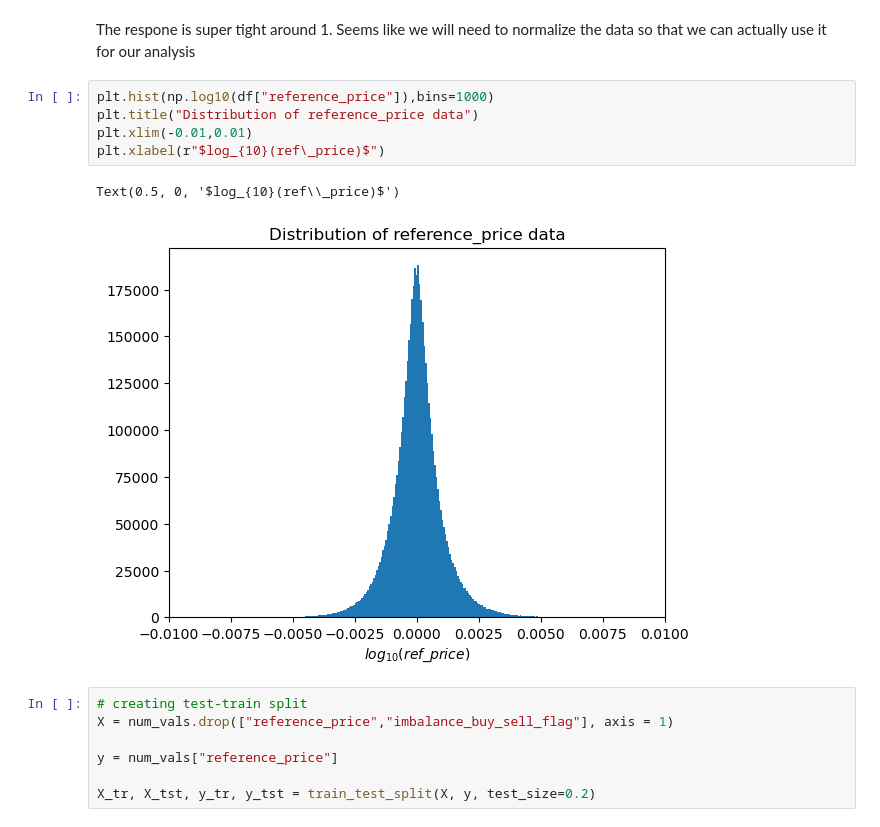
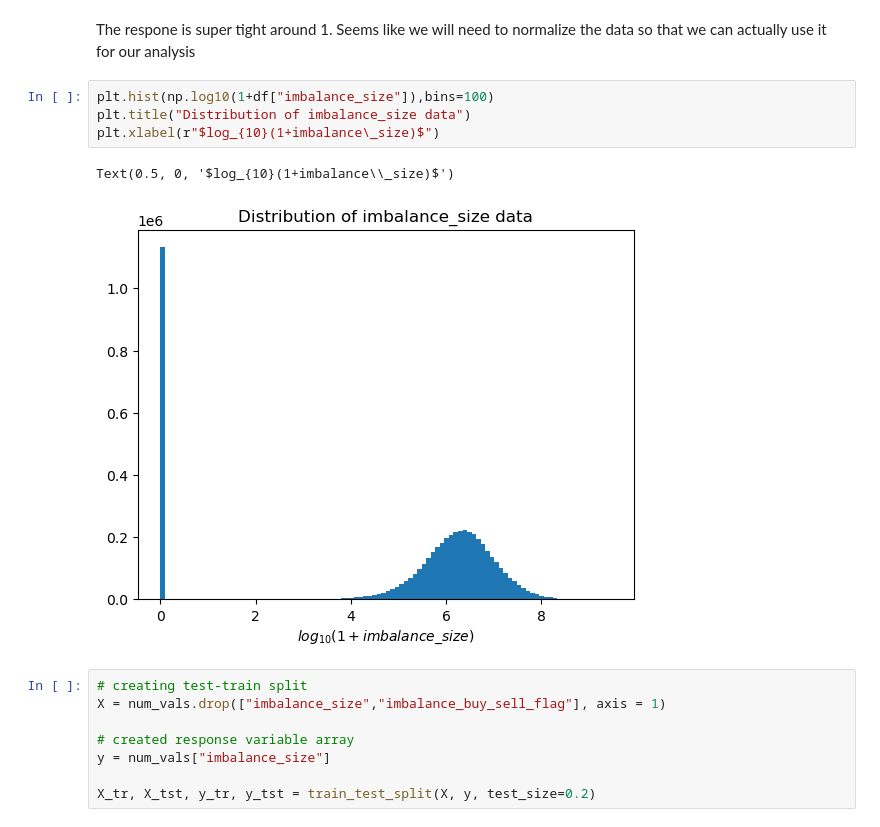
Before and after one commit to rcookie777/machine-learning-optiver, a Jupyter notebook: lr_and mod_select.ipynb, the cells around one changed output. Cells and saved outputs as stored; diff of their text form.

Commit message:
changed the response variable of fit

```diff
--- a/lr_and mod_select.ipynb
+++ b/lr_and mod_select.ipynb
@@ -70,17 +67,17 @@ To begin with we create a simple linear model using the full feature space to ac
 # %% [markdown]
 The respone is super tight around 1. Seems like we will need to normalize the data so that we can actually use it for our analysis
 # %%
-plt.hist(np.log10(df["reference_price"]),bins=1000)
-plt.title("Distribution of reference_price data")
-plt.xlim(-0.01,0.01)
-plt.xlabel(r"$log_{10}(ref\_price)$")
+plt.hist(np.log10(1+df["imbalance_size"]),bins=100)
+plt.title("Distribution of imbalance_size data")
+plt.xlabel(r"$log_{10}(1+imbalance\_size)$")
 # %% [output]
-Text(0.5, 0, '$log_{10}(ref\\_price)$')
+Text(0.5, 0, '$log_{10}(1+imbalance\\_size)$')
-[figure, old version]
+[figure, new version]
 # %%
 # creating test-train split
-X = num_vals.drop(["reference_price","imbalance_buy_sell_flag"], axis = 1)
+X = num_vals.drop(["imbalance_size","imbalance_buy_sell_flag"], axis = 1)
 
-y = num_vals["reference_price"]
+# created response variable array
+y = num_vals["imbalance_size"]
 
 X_tr, X_tst, y_tr, y_tst = train_test_split(X, y, test_size=0.2)
```
Also changed, not shown: parts of 8 cells of this notebook.
